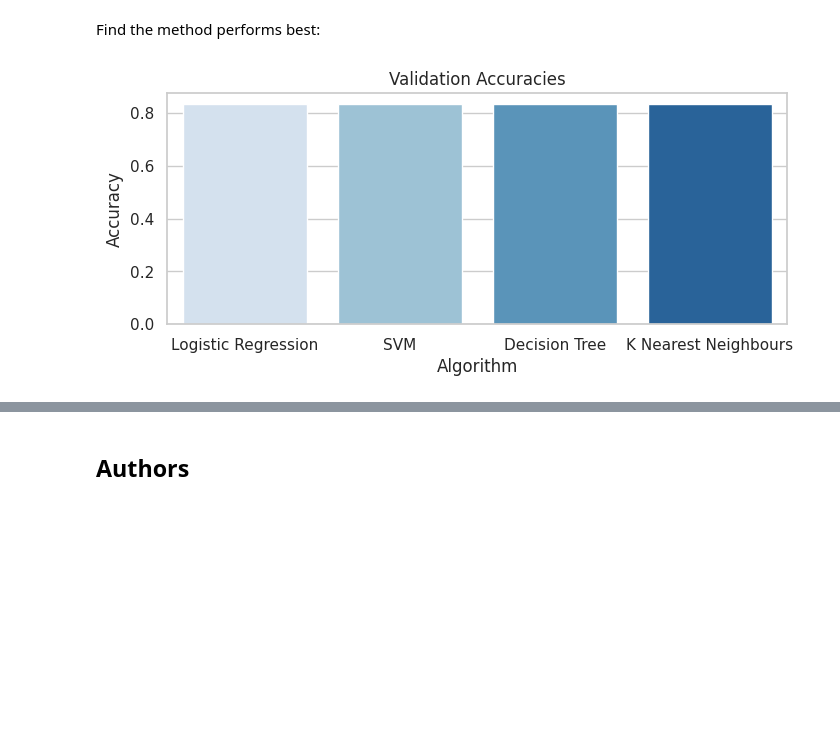
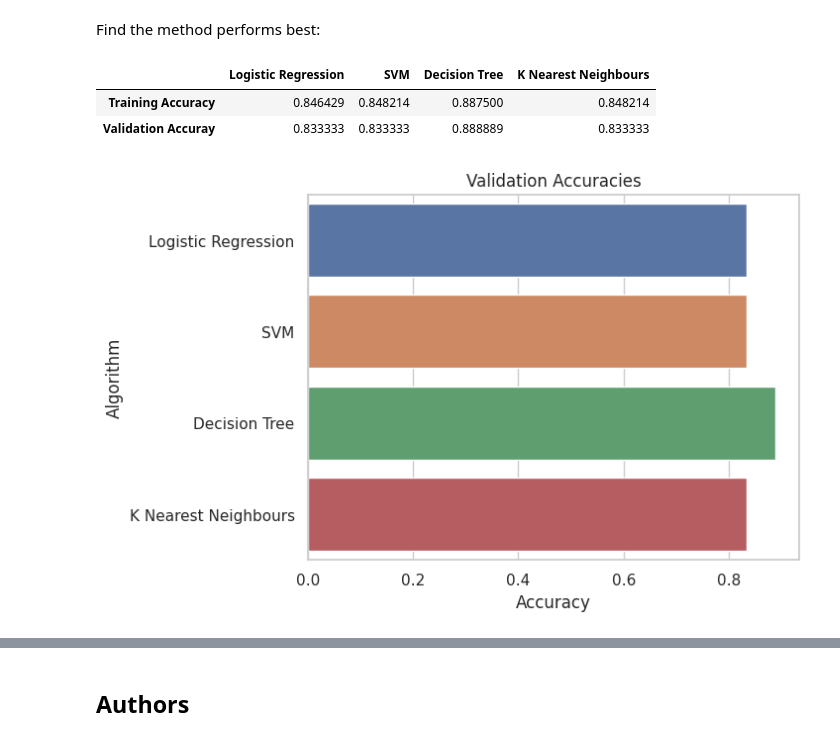
Before and after one commit to datascience-ai-ml/capstone, a Jupyter notebook: IBM-DS0321EN-SkillsNetwork_labs_module_4_SpaceX_Machine_Learning_Prediction_Part_5.jupyterlite.ipynb, the cells around one changed output, grey strips where cells are left out. Cells and saved outputs as stored; diff of their text form; code cells hidden in the pictures; blank space fills up the shorter version.

```diff
--- a/IBM-DS0321EN-SkillsNetwork_labs_module_4_SpaceX_Machine_Learning_Prediction_Part_5.jupyterlite.ipynb
+++ b/IBM-DS0321EN-SkillsNetwork_labs_module_4_SpaceX_Machine_Learning_Prediction_Part_5.jupyterlite.ipynb
@@ -164,7 +164,7 @@ parameters ={'C':[0.01,0.1,1],
 # %%
 parameters = {"C":[0.01,0.1,1],'penalty':['l2'], 'solver':['lbfgs']}# l1 lasso l2 ridge
 lr = LogisticRegression()
-logreg_cv = GridSearchCV(lr, parameters, scoring='accuracy', cv = 10)
+logreg_cv = GridSearchCV(lr, parameters, cv = 10)
 
 logreg_cv.fit(X_train, Y_train)
 # %% [output]
@@ -323,19 +340,26 @@ plot_confusion_matrix(Y_test,yhat)
 ## TASK  12
 # %% [markdown]
 Find the method performs best:
+# %%
+algorithms = ['Logistic Regression', 'SVM', 'Decision Tree', 'K Nearest Neighbours']
+validation_accuracies = [logreg_score, svm_score, tree_score, knn_score]
+training_accuracies =   [logreg_training_score, svm_training_score, tree_training_score, knn_training_score]
+
+validation_df = pd.DataFrame([training_accuracies, validation_accuracies], columns = algorithms, index = ["Training Accuracy", "Validation Accuray"])
+validation_df
+# %% [output]
+|  | Logistic Regression | SVM | Decision Tree | K Nearest Neighbours |
+| Training Accuracy | 0.846429 | 0.848214 | 0.887500 | 0.848214 |
+| Validation Accuray | 0.833333 | 0.833333 | 0.888889 | 0.833333 |
 # %%
-algorithms = ['Logistic Regression', 'SVM', 'Decision Tree', 'K Nearest Neighbours']
-validation_accuracies = [logreg_score, svm_score, tree_score, knn_score]
-training_accuracies =   [logreg_training_score, svm_training_score, tree_training_score, knn_training_score]
-
 sns.set(style="whitegrid")
-plt.figure(figsize=(8,3))
-sns.barplot(x=algorithms, y=validation_accuracy, palette="Blues")
+#plt.figure(figsize=(8,3))
+sns.barplot(y=algorithms, x=validation_accuracies, orient='h')
 plt.title("Validation Accuracies")
-plt.xlabel("Algorithm")
-plt.ylabel("Accuracy")
+plt.ylabel("Algorithm")
+plt.xlabel("Accuracy")
 plt.show()
 # %% [output]
-[figure, old version]
+[figure, new version]
 # %%
 sns.set(style="whitegrid")
```
Also changed, not shown: parts of 8 cells of this notebook.
